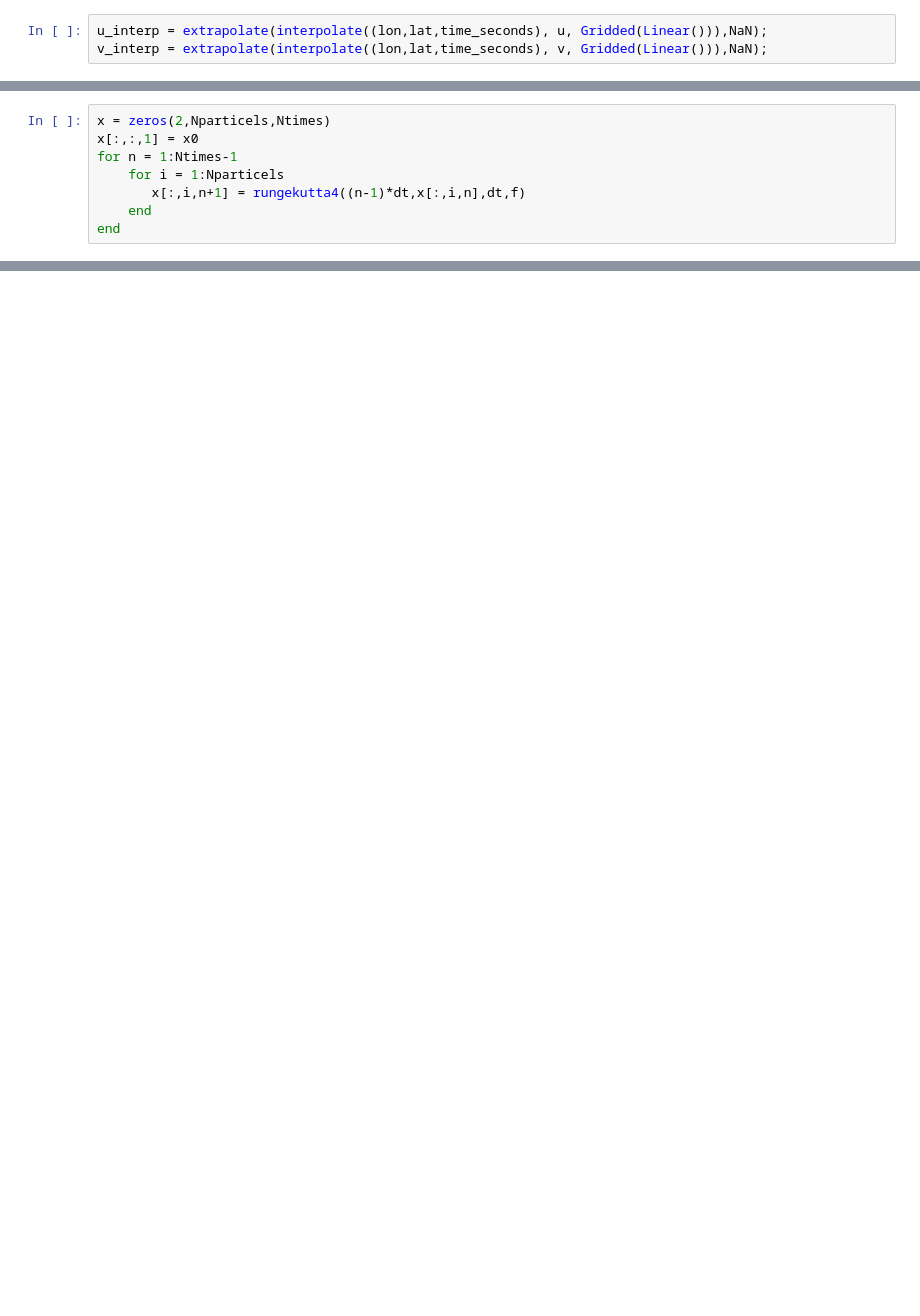
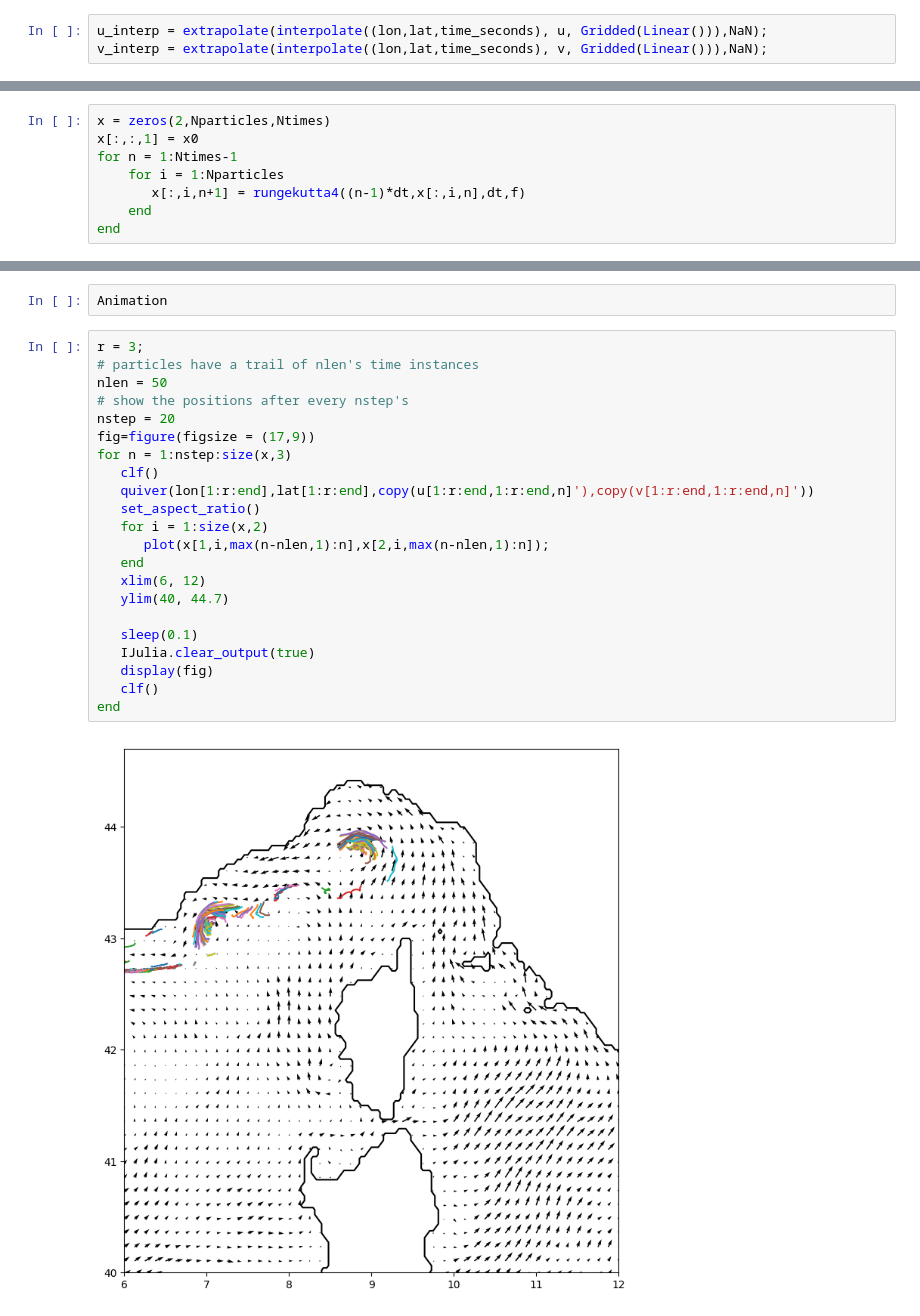
Before and after one commit to Alexander-Barth/JuliaTutorial, a Jupyter notebook: Drifter_trajectories.ipynb, the cells around one changed output, grey strips where cells are left out. Cells and saved outputs as stored; diff of their text form; blank space fills up the shorter version.

```diff
--- a/Drifter_trajectories.ipynb
+++ b/Drifter_trajectories.ipynb
@@ -175,8 +200,8 @@ PyObject <matplotlib.contour.QuadContourSet object at 0x...>
 # %%
-x = zeros(2,Nparticels,Ntimes)
+x = zeros(2,Nparticles,Ntimes)
 x[:,:,1] = x0
 for n = 1:Ntimes-1
-    for i = 1:Nparticels
+    for i = 1:Nparticles
        x[:,i,n+1] = rungekutta4((n-1)*dt,x[:,i,n],dt,f)
     end
 end
@@ -192,0 +225,26 @@ end
+# %%
+Animation
+# %%
+r = 3;
+# particles have a trail of nlen's time instances
+nlen = 50
+# show the positions after every nstep's
+nstep = 20
+fig=figure(figsize = (17,9))
+for n = 1:nstep:size(x,3)
+   clf()
+   quiver(lon[1:r:end],lat[1:r:end],copy(u[1:r:end,1:r:end,n]'),copy(v[1:r:end,1:r:end,n]'))
+   set_aspect_ratio()
+   for i = 1:size(x,2)
+      plot(x[1,i,max(n-nlen,1):n],x[2,i,max(n-nlen,1):n]);
+   end
+   xlim(6, 12)
+   ylim(40, 44.7)
+
+   sleep(0.1)
+   IJulia.clear_output(true)
+   display(fig)
+   clf()
+end
+# %% [output]
+[figure, added]
```
Also changed, not shown: parts of 6 cells of this notebook.
